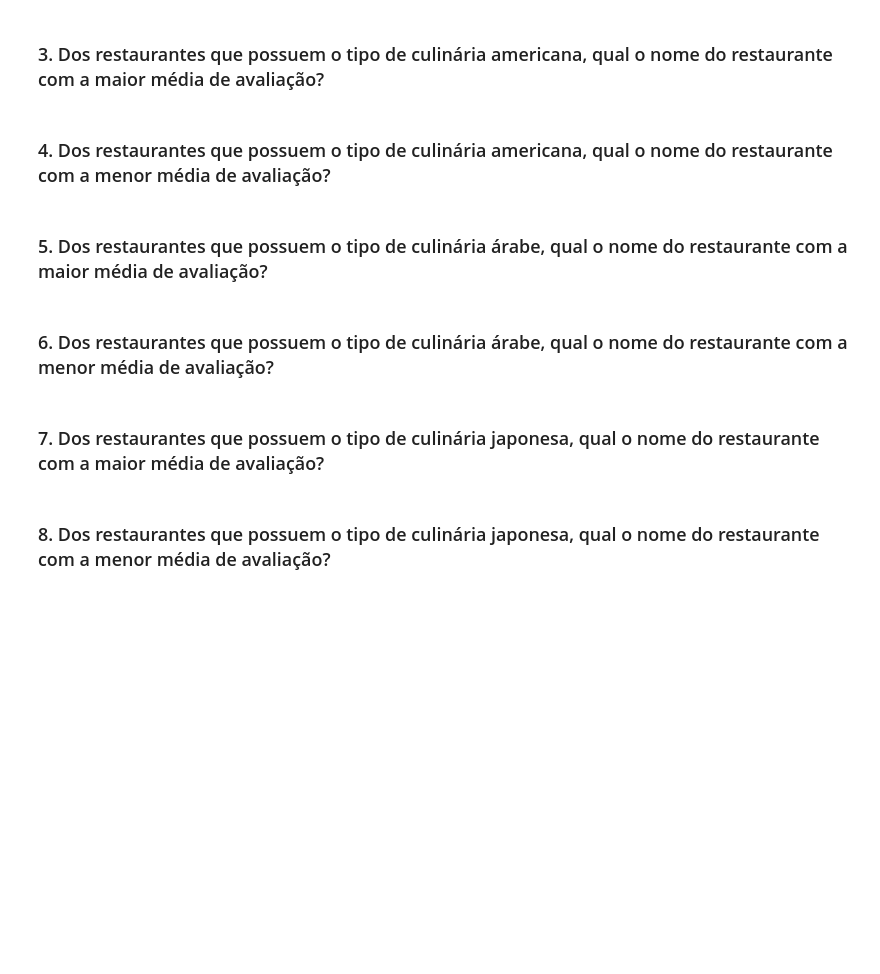
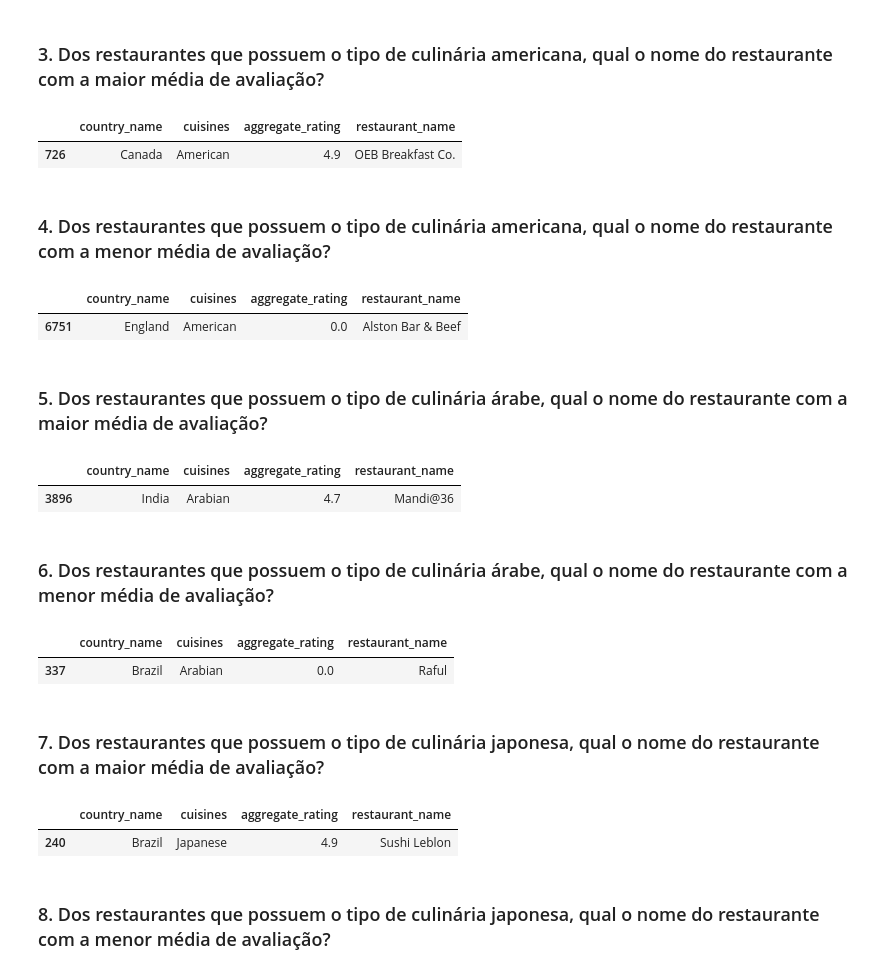
Before and after one commit to marcos-ale-fonseca/cds_ftc_projeto_aluno, a Jupyter notebook: notebooks/ProjetoDoAluno.ipynb, the cells around one changed output. Drawn from its saved outputs; the diff is of its cells as text; code cells hidden in the pictures; blank space fills up the shorter version.

```diff
--- a/notebooks/ProjetoDoAluno.ipynb
+++ b/notebooks/ProjetoDoAluno.ipynb
@@ -398,2 +441,8 @@ Utils.restaurant_avg_rating(data=df, cuisine='American', ascending=False)
+# %%
+df_american = df[df['cuisines'] == 'American']
+layouts.cuisines.top5_restaurants_cuisines(df_american, ascending=False)
+# %% [output]
+|  | country_name | cuisines | aggregate_rating | restaurant_name |
+| 726 | Canada | American | 4.9 | OEB Breakfast Co. |
 # %% [markdown]
 ### 4. Dos restaurantes que possuem o tipo de culinária americana, qual o nome do restaurante com a menor média de avaliação?
@@ -402,2 +449,7 @@ Utils.restaurant_avg_rating(data=df, cuisine='American', ascending=True)
+# %%
+layouts.cuisines.top5_restaurants_cuisines(df_american, ascending=True)
+# %% [output]
+|  | country_name | cuisines | aggregate_rating | restaurant_name |
+| 6751 | England | American | 0.0 | Alston Bar & Beef |
 # %% [markdown]
 ### 5. Dos restaurantes que possuem o tipo de culinária árabe, qual o nome do restaurante com a maior média de avaliação?
@@ -406,2 +456,8 @@ Utils.restaurant_avg_rating(data=df, cuisine='Arabian', ascending=False)
+# %%
+df_arabian = df[df['cuisines'] == 'Arabian']
+layouts.cuisines.top5_restaurants_cuisines(df_arabian, ascending=False)
+# %% [output]
+|  | country_name | cuisines | aggregate_rating | restaurant_name |
+| 3896 | India | Arabian | 4.7 | Mandi@36 |
 # %% [markdown]
 ### 6. Dos restaurantes que possuem o tipo de culinária árabe, qual o nome do restaurante com a menor média de avaliação?
@@ -410,2 +464,7 @@ Utils.restaurant_avg_rating(data=df, cuisine='Arabian', ascending=True)
+# %%
+layouts.cuisines.top5_restaurants_cuisines(df_arabian, ascending=True)
+# %% [output]
+|  | country_name | cuisines | aggregate_rating | restaurant_name |
+| 337 | Brazil | Arabian | 0.0 | Raful |
 # %% [markdown]
 ### 7. Dos restaurantes que possuem o tipo de culinária japonesa, qual o nome do restaurante com a maior média de avaliação?
@@ -414,2 +471,8 @@ Utils.restaurant_avg_rating(data=df, cuisine='Japanese', ascending=False)
+# %%
+df_japanese = df[df['cuisines'] == 'Japanese']
+layouts.cuisines.top5_restaurants_cuisines(df_japanese, ascending=False)
+# %% [output]
+|  | country_name | cuisines | aggregate_rating | restaurant_name |
+| 240 | Brazil | Japanese | 4.9 | Sushi Leblon |
 # %% [markdown]
 ### 8. Dos restaurantes que possuem o tipo de culinária japonesa, qual o nome do restaurante com a menor média de avaliação?
```
Also changed, not shown: parts of 51 cells of this notebook, 3 other files.
